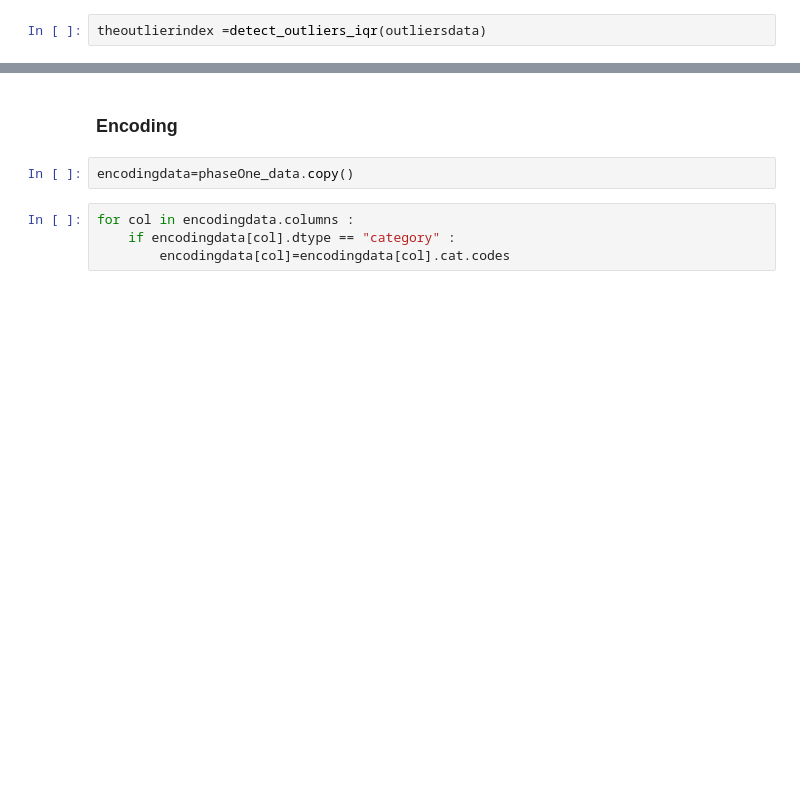
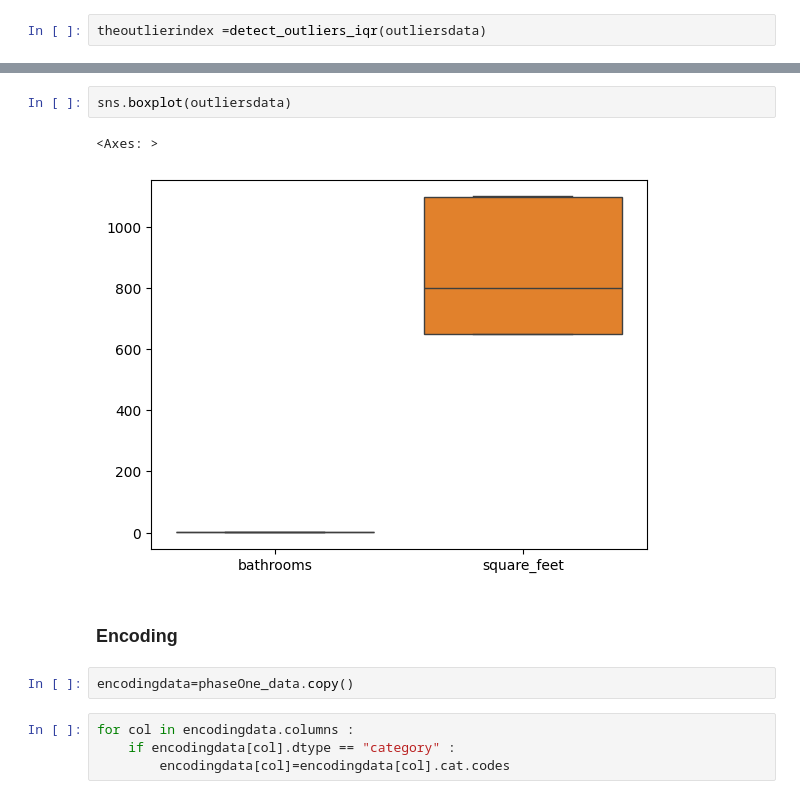
Before and after one commit to MoazZekry/ApartmentRentPrediction, a Jupyter notebook: ApartmentRentPredictionPr.ipynb, the cells around one changed output, grey strips where cells are left out. Cells and saved outputs as stored; diff of their text form; blank space fills up the shorter version.

```diff
--- a/ApartmentRentPredictionPr.ipynb
+++ b/ApartmentRentPredictionPr.ipynb
@@ -551,3 +561,8 @@ latitude the len = 53
+# %%
+sns.boxplot(outliersdata)
+# %% [output]
+<Axes: >
+[figure, added]
 # %% [markdown]
 ### **Encoding**
 # %%
```
Also changed, not shown: parts of 12 cells of this notebook.
